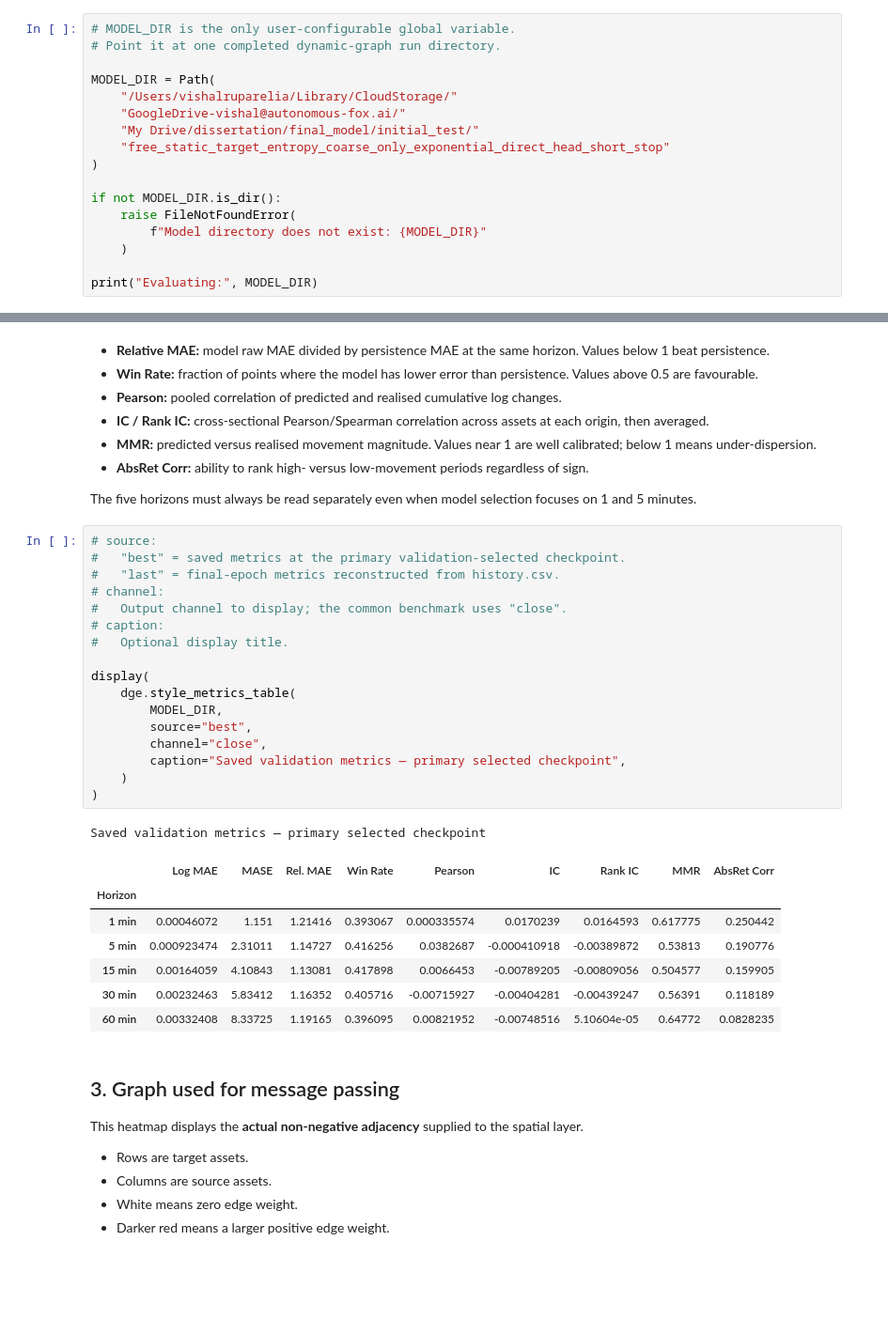
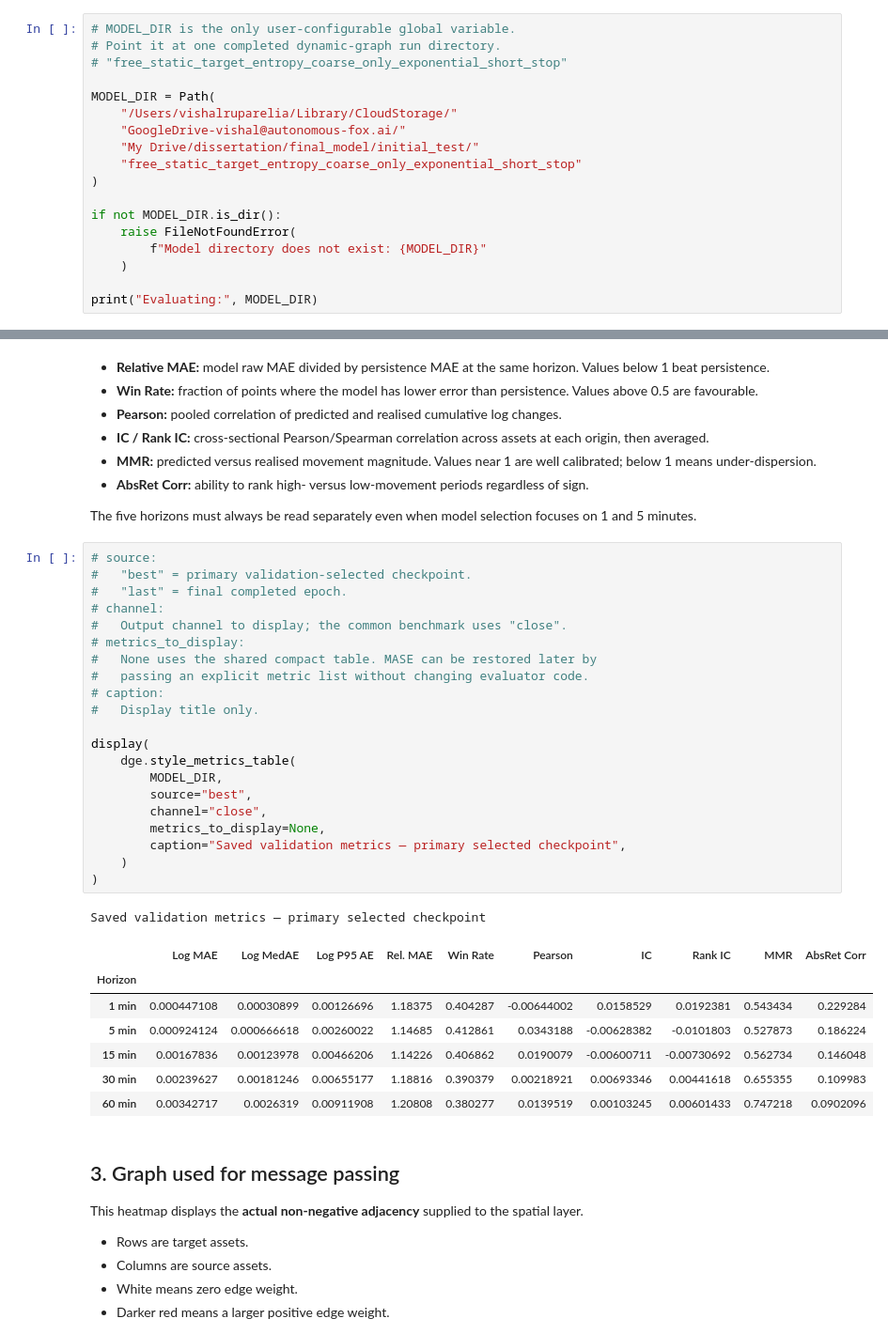
Before and after one commit to VishR-94/dynamic_graphs_thesis, a Jupyter notebook: notebooks/graph_hub.ipynb, the cells around one changed output, grey strips where cells are left out. Shown at 94% size. Drawn from its saved outputs; the diff is of its cells as text; blank space fills up the shorter version.

Commit message:
added eval metrics

```diff
--- a/notebooks/graph_hub.ipynb
+++ b/notebooks/graph_hub.ipynb
@@ -46,12 +46,13 @@ Evaluation module version: 2026-07-30-consolidated-v7-graph-reliance
 # %%
 # MODEL_DIR is the only user-configurable global variable.
 # Point it at one completed dynamic-graph run directory.
+# "free_static_target_entropy_coarse_only_exponential_short_stop"
 
 MODEL_DIR = Path(
     "/Users/vishalruparelia/Library/CloudStorage/"
     "GoogleDrive-vishal@autonomous-fox.ai/"
     "My Drive/dissertation/final_model/initial_test/"
-    "free_static_target_entropy_coarse_only_exponential_direct_head_short_stop"
+    "free_static_target_entropy_coarse_only_exponential_short_stop"
 )
 
 if not MODEL_DIR.is_dir():
@@ -120,30 +121,34 @@ Generic interpretation:
 The five horizons must always be read separately even when model selection focuses on 1 and 5 minutes.
 # %%
 # source:
-#   "best" = saved metrics at the primary validation-selected checkpoint.
-#   "last" = final-epoch metrics reconstructed from history.csv.
+#   "best" = primary validation-selected checkpoint.
+#   "last" = final completed epoch.
 # channel:
 #   Output channel to display; the common benchmark uses "close".
+# metrics_to_display:
+#   None uses the shared compact table. MASE can be restored later by
+#   passing an explicit metric list without changing evaluator code.
 # caption:
-#   Optional display title.
+#   Display title only.
 
 display(
     dge.style_metrics_table(
         MODEL_DIR,
         source="best",
         channel="close",
+        metrics_to_display=None,
         caption="Saved validation metrics — primary selected checkpoint",
     )
 )
 # %% [output]
 Saved validation metrics — primary selected checkpoint
-|  | Log MAE | MASE | Rel. MAE | Win Rate | Pearson | IC | Rank IC | MMR | AbsRet Corr |
-| Horizon |  |  |  |  |  |  |  |  |  |
-| 1 min | 0.00046072 | 1.151 | 1.21416 | 0.393067 | 0.000335574 | 0.0170239 | 0.0164593 | 0.617775 | 0.250442 |
-| 5 min | 0.000923474 | 2.31011 | 1.14727 | 0.416256 | 0.0382687 | -0.000410918 | -0.00389872 | 0.53813 | 0.190776 |
-| 15 min | 0.00164059 | 4.10843 | 1.13081 | 0.417898 | 0.0066453 | -0.00789205 | -0.00809056 | 0.504577 | 0.159905 |
-| 30 min | 0.00232463 | 5.83412 | 1.16352 | 0.405716 | -0.00715927 | -0.00404281 | -0.00439247 | 0.56391 | 0.118189 |
-| 60 min | 0.00332408 | 8.33725 | 1.19165 | 0.396095 | 0.00821952 | -0.00748516 | 5.10604e-05 | 0.64772 | 0.0828235 |
+|  | Log MAE | Log MedAE | Log P95 AE | Rel. MAE | Win Rate | Pearson | IC | Rank IC | MMR | AbsRet Corr |
+| Horizon |  |  |  |  |  |  |  |  |  |  |
+| 1 min | 0.000447108 | 0.00030899 | 0.00126696 | 1.18375 | 0.404287 | -0.00644002 | 0.0158529 | 0.0192381 | 0.543434 | 0.229284 |
+| 5 min | 0.000924124 | 0.000666618 | 0.00260022 | 1.14685 | 0.412861 | 0.0343188 | -0.00628382 | -0.0101803 | 0.527873 | 0.186224 |
+| 15 min | 0.00167836 | 0.00123978 | 0.00466206 | 1.14226 | 0.406862 | 0.0190079 | -0.00600711 | -0.00730692 | 0.562734 | 0.146048 |
+| 30 min | 0.00239627 | 0.00181246 | 0.00655177 | 1.18816 | 0.390379 | 0.00218921 | 0.00693346 | 0.00441618 | 0.655355 | 0.109983 |
+| 60 min | 0.00342717 | 0.0026319 | 0.00911908 | 1.20808 | 0.380277 | 0.0139519 | 0.00103245 | 0.00601433 | 0.747218 | 0.0902096 |
 # %% [markdown]
 ## 3. Graph used for message passing
 
```
Also changed, not shown: parts of 16 cells of this notebook, 8 other files.
